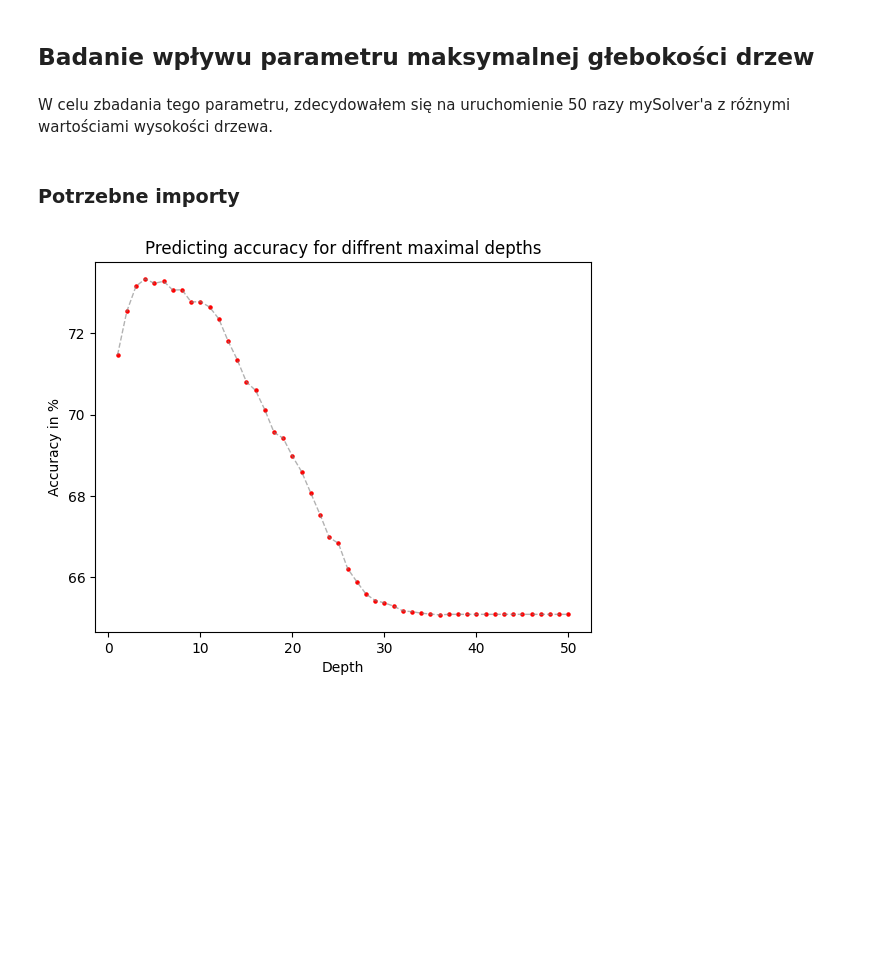
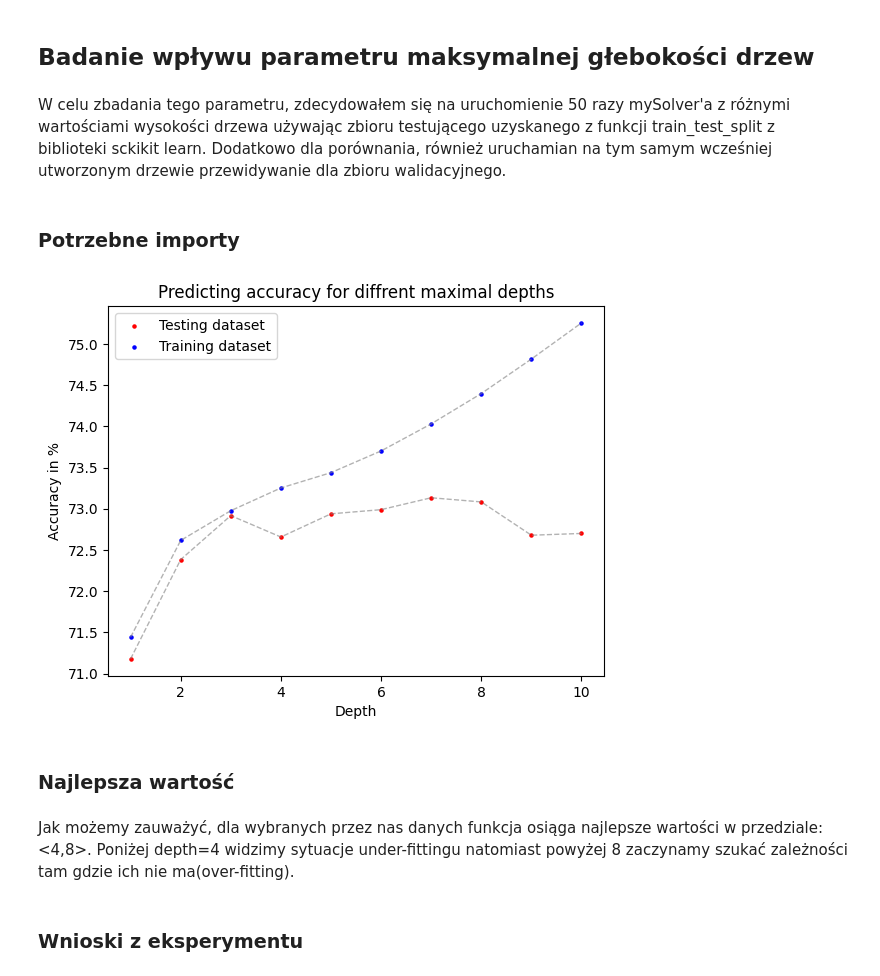
Before and after one commit to mbo009/WSI23Z, a Jupyter notebook: LAB04/raport.ipynb, the cells around one changed output. Drawn from its saved outputs; the diff is of its cells as text; code cells hidden in the pictures; blank space fills up the shorter version.

Commit message:
Refactored plotting function

```diff
--- a/LAB04/raport.ipynb
+++ b/LAB04/raport.ipynb
@@ -19,7 +19,8 @@
 # %% [markdown]
 ## Badanie wpływu parametru maksymalnej głebokości drzew
 # %% [markdown]
-W celu zbadania tego parametru, zdecydowałem się na uruchomienie 50 razy mySolver'a z różnymi wartościami wysokości drzewa.
+W celu zbadania tego parametru, zdecydowałem się na uruchomienie 50 razy mySolver'a z różnymi wartościami wysokości drzewa używając zbioru testującego uzyskanego z funkcji train_test_split z biblioteki sckikit learn.
+Dodatkowo dla porównania, również uruchamian na tym samym wcześniej utworzonym drzewie przewidywanie dla zbioru walidacyjnego.
 # %% [markdown]
 ### Potrzebne importy
 # %%
@@ -27,7 +28,14 @@ from testingFunctions import readCSV, dataDiscretization, getDepthAccuracy, pltA
 X, Y = readCSV("cardio_train.csv")
 X = dataDiscretization(X)
 # %%
-accuracyArr = getDepthAccuracy(50, X, Y)
-pltAccuracy(accuracyArr)
+accuracyData = getDepthAccuracy(10, X, Y, 12345, True)
+pltAccuracy(accuracyData)
 # %% [output]
-[figure, old version]
+[figure, new version]
+# %% [markdown]
+### Najlepsza wartość
+# %% [markdown]
+Jak możemy zauważyć, dla wybranych przez nas danych funkcja osiąga najlepsze wartości w przedziale: <4,8>.
+Poniżej depth=4 widzimy sytuacje under-fittingu natomiast powyżej 8 zaczynamy szukać zależności tam gdzie ich nie ma(over-fitting).
+# %% [markdown]
+### Wnioski z eksperymentu
```
Also changed, not shown: 1 other file.
